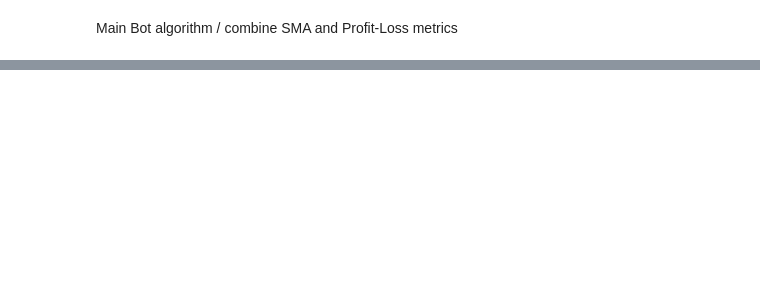
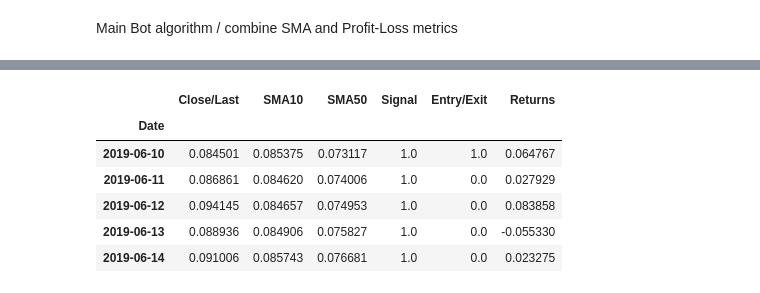
Before and after one commit to Antharithm/Cardano-ML-Solutions, a Jupyter notebook: Trading Bot (MAIN).ipynb, the cells around one changed output, grey strips where cells are left out. Drawn from its saved outputs; the diff is of its cells as text; code cells hidden in the pictures; blank space fills up the shorter version.

```diff
--- a/Trading Bot (MAIN).ipynb
+++ b/Trading Bot (MAIN).ipynb
@@ -32,0 +88,13 @@ ada_historical_df
+# %%
+# Drop the NaNs using dropna()
+ada_trading_df = ada_trading_df.dropna()
+# %%
+ada_trading_df.head()
+# %% [output]
+|  | Close/Last | SMA10 | SMA50 | Signal | Entry/Exit | Returns |
+| Date |  |  |  |  |  |  |
+| 2019-06-10 | 0.084501 | 0.085375 | 0.073117 | 1.0 | 1.0 | 0.064767 |
+| 2019-06-11 | 0.086861 | 0.084620 | 0.074006 | 1.0 | 0.0 | 0.027929 |
+| 2019-06-12 | 0.094145 | 0.084657 | 0.074953 | 1.0 | 0.0 | 0.083858 |
+| 2019-06-13 | 0.088936 | 0.084906 | 0.075827 | 1.0 | 0.0 | -0.055330 |
+| 2019-06-14 | 0.091006 | 0.085743 | 0.076681 | 1.0 | 0.0 | 0.023275 |
```
Also changed, not shown: parts of 23 cells of this notebook.
